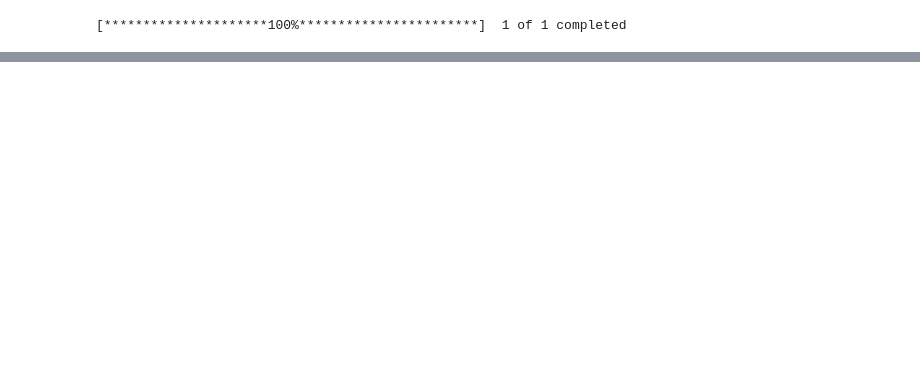
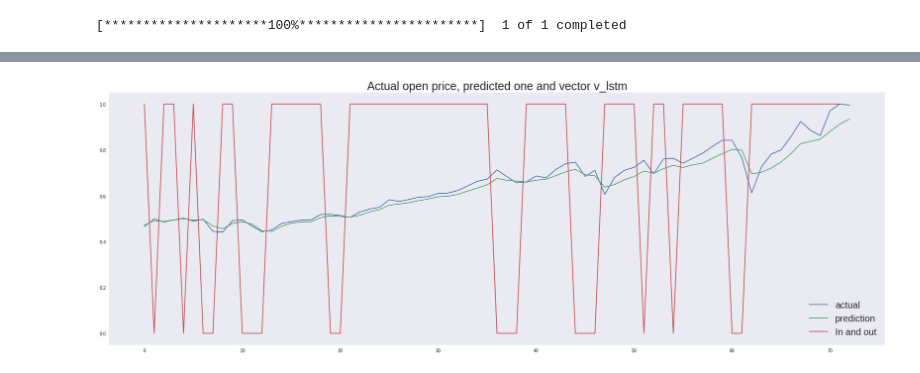
Before and after one commit to ZacharyHRQ/SPY-experiment, a Jupyter notebook: SPY_PA.ipynb, the cells around one changed output, grey strips where cells are left out. Saved outputs shown, nothing was run; the diff lists cells and outputs as text; code cells hidden in the pictures; blank space fills up the shorter version.

```diff
--- a/SPY_PA.ipynb
+++ b/SPY_PA.ipynb
@@ -49,0 +312,16 @@ plt.show()
+# %%
+y_pred=model.predict(X_testw)
+# %%
+v=np.diff(y_pred.reshape(y_pred.shape[0]),1)
+v_lstm=np.maximum(np.sign(v),0)
+# %%
+plt.figure(figsize=(30,10))
+plt.plot(y_testw, label="actual")
+plt.plot(y_pred, label="prediction")
+plt.plot(v_lstm,label="In and out")
+plt.legend(fontsize=20)
+plt.grid(axis="both")
+plt.title("Actual open price, predicted one and vector v_lstm",fontsize=25)
+plt.show()
+# %% [output]
+[figure, added]
```
Also changed, not shown: parts of 26 cells of this notebook.
